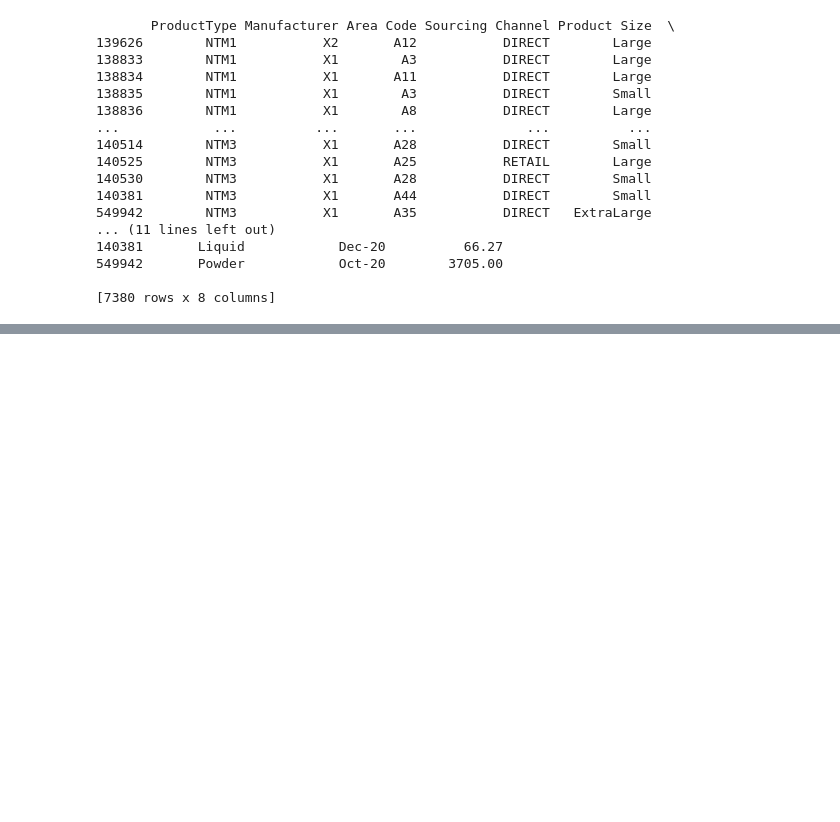
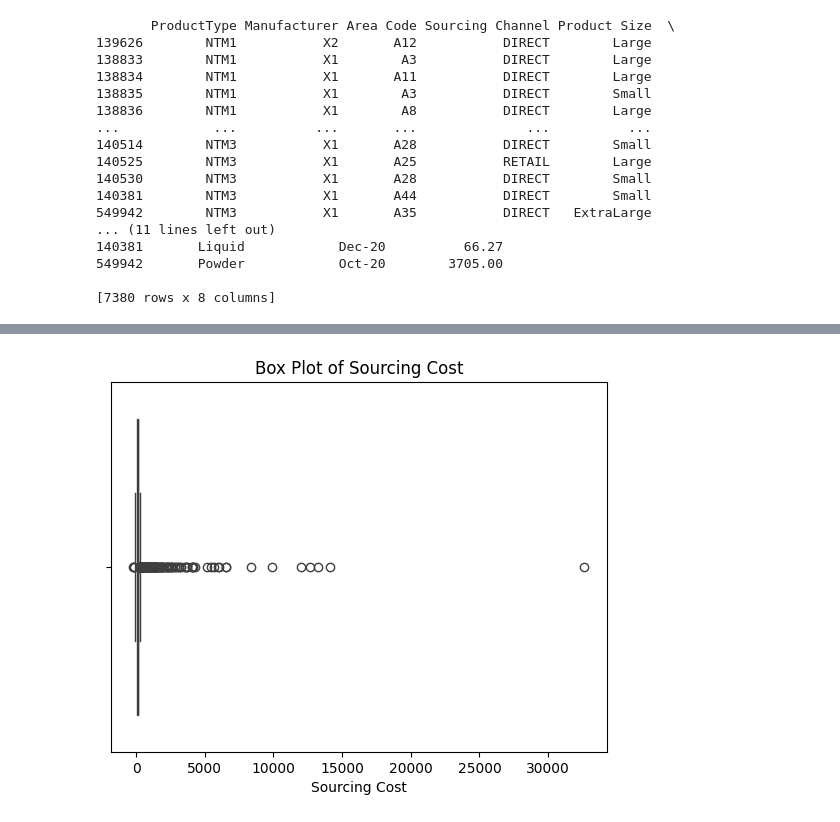
Before and after one commit to Varsha534/A.P.-Moller-Maersk-Coding-Challenge, a Jupyter notebook: G.S.Varsha_AIML_Assessment.ipynb, the cells around one changed output, grey strips where cells are left out. Drawn from its saved outputs; the diff is of its cells as text; code cells hidden in the pictures; blank space fills up the shorter version.

```diff
--- a/G.S.Varsha_AIML_Assessment.ipynb
+++ b/G.S.Varsha_AIML_Assessment.ipynb
@@ -110,0 +223,7 @@ print(train_data)
+# %%
+plt.figure()
+sns.boxplot(data=train_data, x="Sourcing Cost")
+plt.title("Box Plot of Sourcing Cost")
+plt.show()
+# %% [output]
+[figure, added]
```
Also changed, not shown: parts of 11 cells of this notebook.
